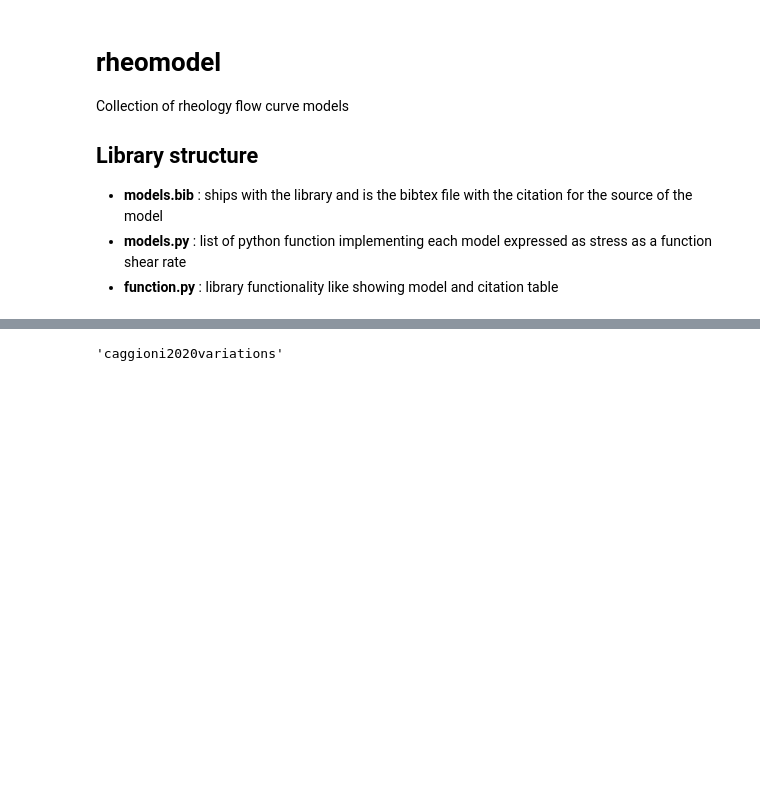
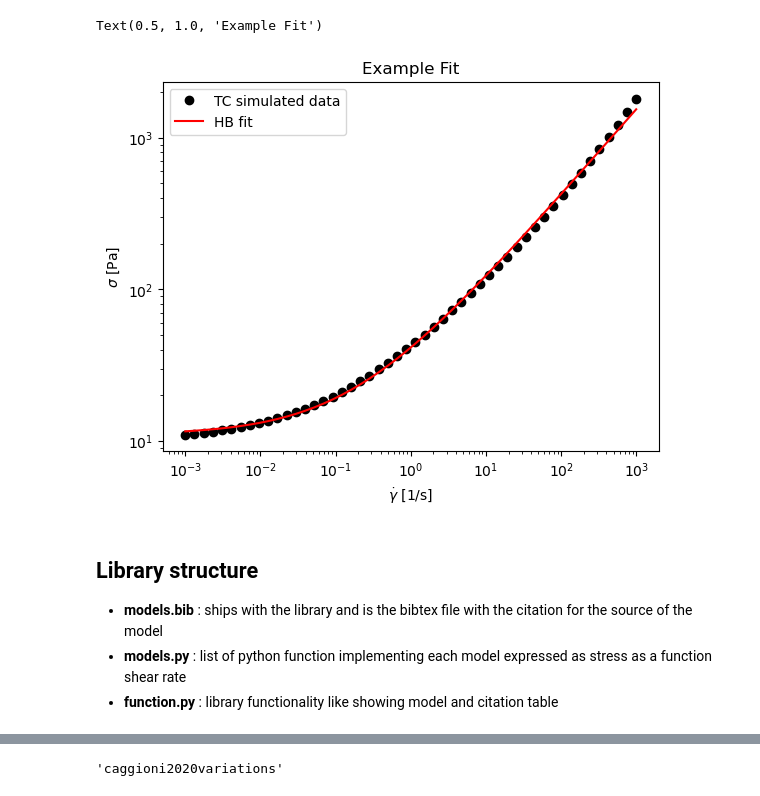
Before and after one commit to rheopy/rheomodel, a Jupyter notebook: README.ipynb, the cells around one changed output, grey strips where cells are left out. Cells and saved outputs as stored; diff of their text form; code cells hidden in the pictures; blank space fills up the shorter version.

```diff
--- a/README.ipynb
+++ b/README.ipynb
@@ -0,0 +5,9 @@
+# %%
+import lmfit
+import rheomodel as rm
+import pandas as pd
+import numpy as np
+import matplotlib.pyplot as plt
+
+model=lmfit.Model(rm.HB)
+model.param_names
@@ -0,0 +16,4 @@
+# %%
+x=np.logspace(-3,3)
+data=pd.DataFrame({'Shear rate':x,'Stress':rm.TC(x,ystress=10,gammadot_crit=0.1,eta_bg=0.8)})
+data.head()
@@ -1,8 +27,20 @@
+# %%
+res_fit=model.fit(data['Stress'],x=data['Shear rate'],weights=1/data['Stress'])
+# %%
+fig, ax = plt.subplots()
+ax.plot(res_fit.userkws['x'],res_fit.data, 'o', label='TC simulated data', color='black')
+ax.plot(res_fit.userkws['x'],res_fit.eval(), label='HB fit', color='red')
+
+ax.set_yscale('log')
+ax.set_xscale('log')
+ax.set_xlabel('$\dot\gamma$ [1/s]')
+ax.set_ylabel('$\sigma$ [Pa]')
+ax.legend()
+ax.set_title('Example Fit')
+# %% [output]
+Text(0.5, 1.0, 'Example Fit')
+[figure, added]
 # %% [markdown]
-# rheomodel
-
-Collection of rheology flow curve models
-
 ## Library structure
 
 * **models.bib** : ships with the library and is the bibtex file with the citation for the source of the model
```
Also changed, not shown: parts of 4 cells of this notebook, 1 other file.
